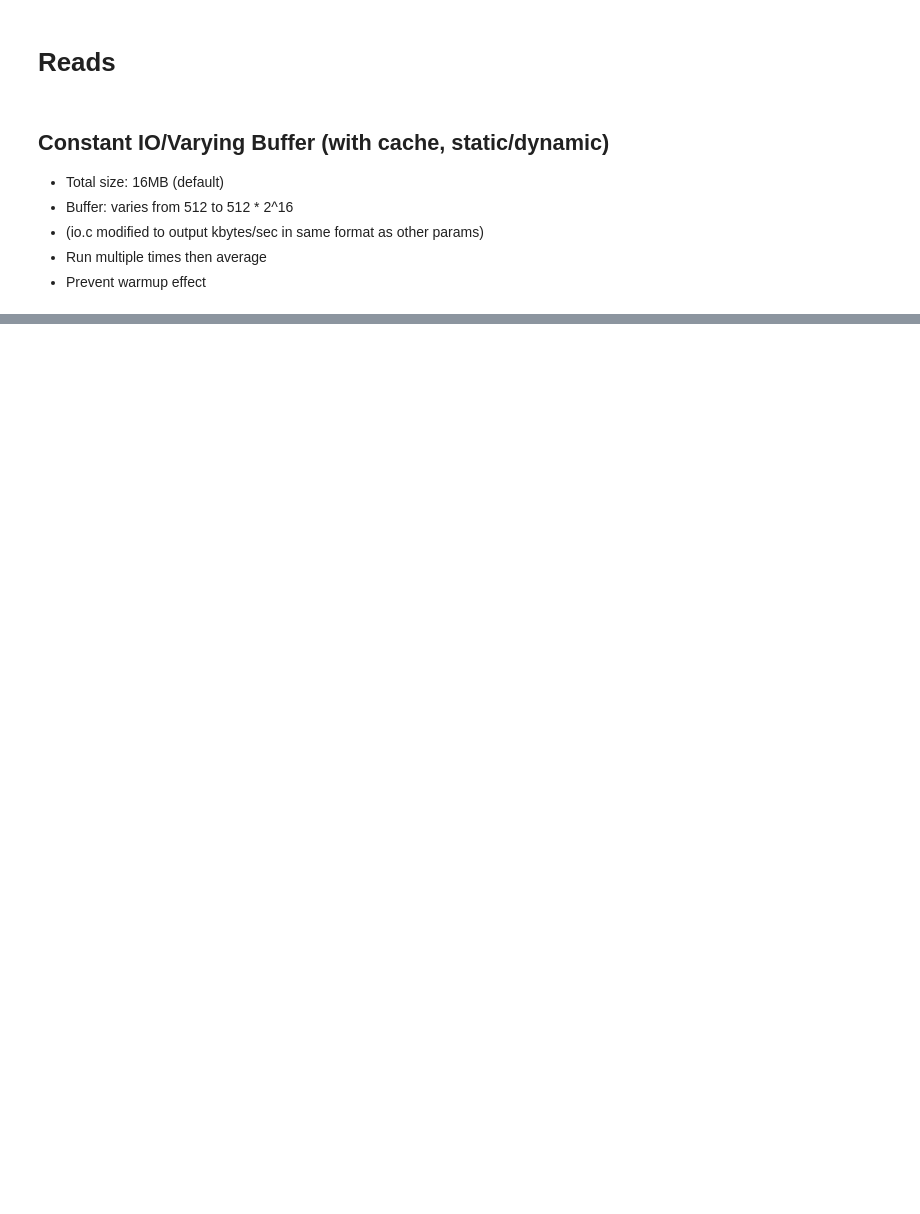
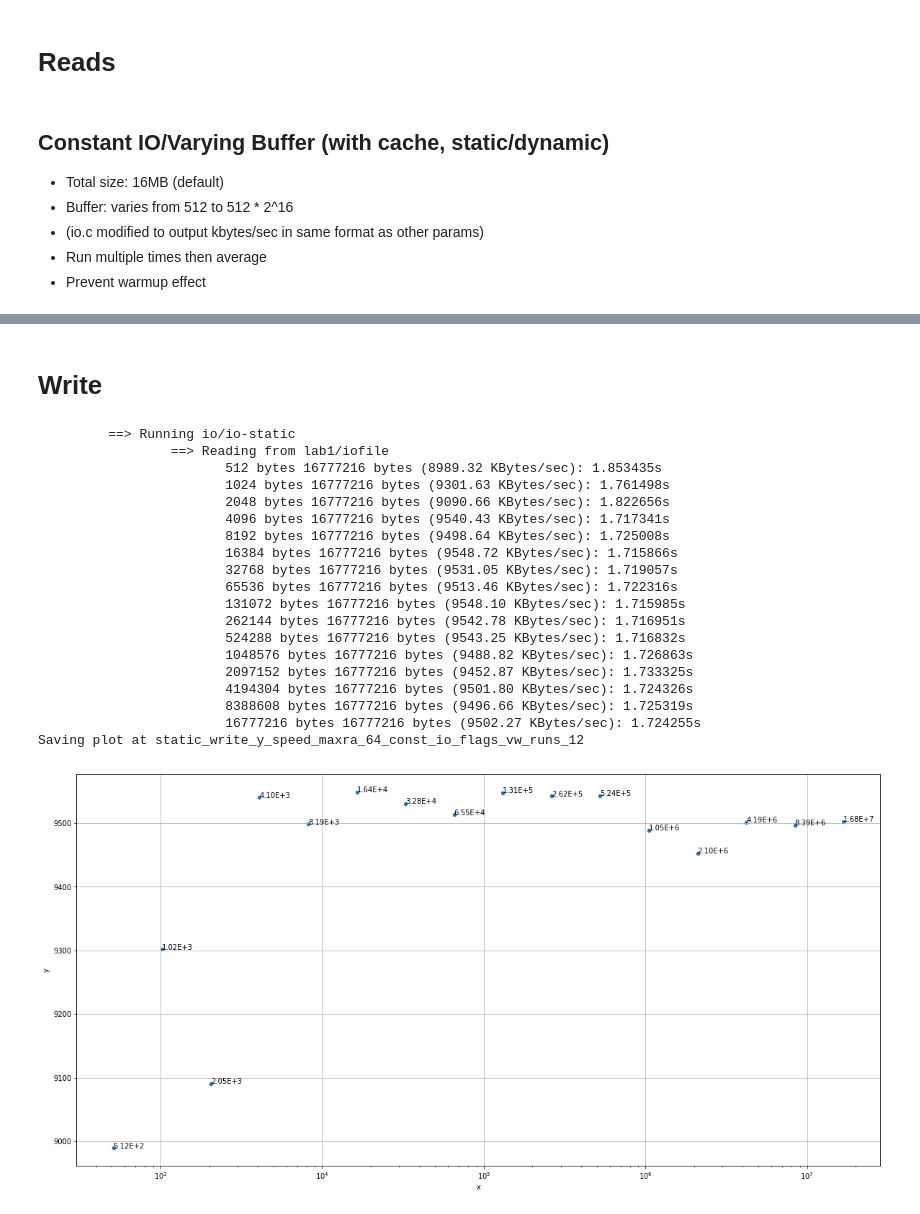
Before and after one commit to Michael137/os, a Jupyter notebook: l41-labs/lab1.ipynb, the cells around one changed output, grey strips where cells are left out. Drawn from its saved outputs; the diff is of its cells as text; code cells hidden in the pictures; blank space fills up the shorter version.

```diff
--- a/l41-labs/lab1.ipynb
+++ b/l41-labs/lab1.ipynb
@@ -95,0 +211,33 @@ for exe in EXECUTABLES:
+# %% [markdown]
+# Write
+# %%
+BUF_START = 512
+BUFFER_SIZES = [BUF_START * 2 ** exp for exp in range(0, 16)]
+IO_SIZES = [BUFFER_SIZES[-1]] # Keep constant at default 16MB (last value of BUFFER_SIZES)
+
+results_iofile = benchmark("-v -w", 12, "io/io-static", "lab1/iofile", BUFFER_SIZES, IO_SIZES)
+
+saveas = "static_write_y_speed_maxra_64_const_io_flags_vw_runs_12"
+print("Saving plot at {}".format(saveas))
+graph([item['buffersize'] for item in results_iofile], [item['speed'] for item in results_iofile], save = True, save_name = saveas)
+# %% [output]
+         ==> Running io/io-static
+                 ==> Reading from lab1/iofile
+                        512 bytes 16777216 bytes (8989.32 KBytes/sec): 1.853435s
+                        1024 bytes 16777216 bytes (9301.63 KBytes/sec): 1.761498s
+                        2048 bytes 16777216 bytes (9090.66 KBytes/sec): 1.822656s
+                        4096 bytes 16777216 bytes (9540.43 KBytes/sec): 1.717341s
+                        8192 bytes 16777216 bytes (9498.64 KBytes/sec): 1.725008s
+                        16384 bytes 16777216 bytes (9548.72 KBytes/sec): 1.715866s
+                        32768 bytes 16777216 bytes (9531.05 KBytes/sec): 1.719057s
+                        65536 bytes 16777216 bytes (9513.46 KBytes/sec): 1.722316s
+                        131072 bytes 16777216 bytes (9548.10 KBytes/sec): 1.715985s
+                        262144 bytes 16777216 bytes (9542.78 KBytes/sec): 1.716951s
+                        524288 bytes 16777216 bytes (9543.25 KBytes/sec): 1.716832s
+                        1048576 bytes 16777216 bytes (9488.82 KBytes/sec): 1.726863s
+                        2097152 bytes 16777216 bytes (9452.87 KBytes/sec): 1.733325s
+                        4194304 bytes 16777216 bytes (9501.80 KBytes/sec): 1.724326s
+                        8388608 bytes 16777216 bytes (9496.66 KBytes/sec): 1.725319s
+                        16777216 bytes 16777216 bytes (9502.27 KBytes/sec): 1.724255s
+Saving plot at static_write_y_speed_maxra_64_const_io_flags_vw_runs_12
+[figure, added]
```
Also changed, not shown: parts of 10 cells of this notebook.
